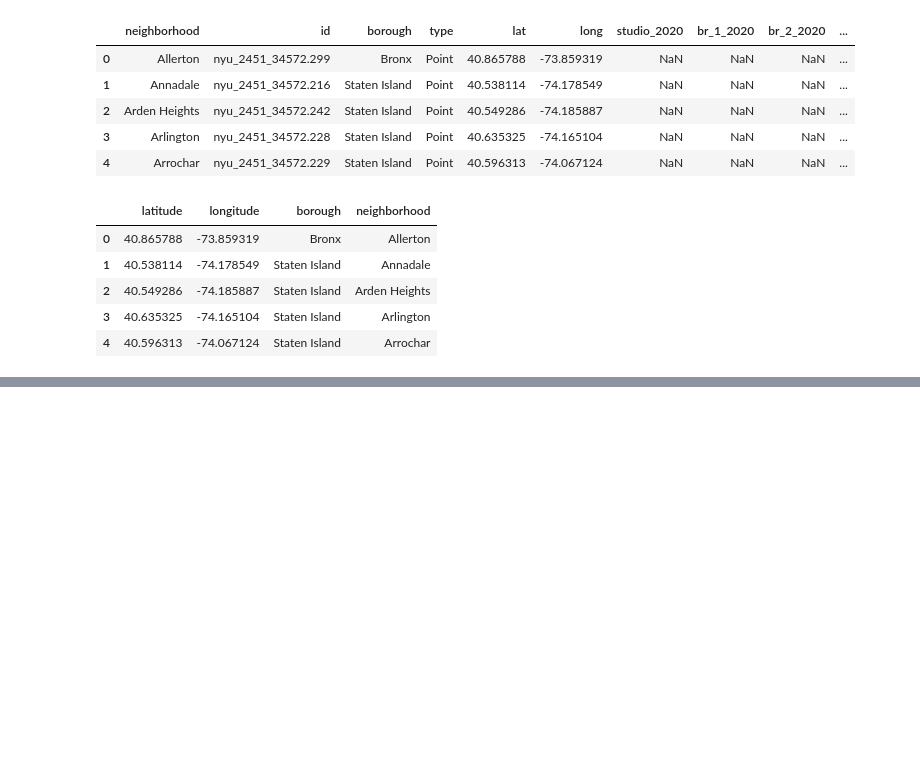
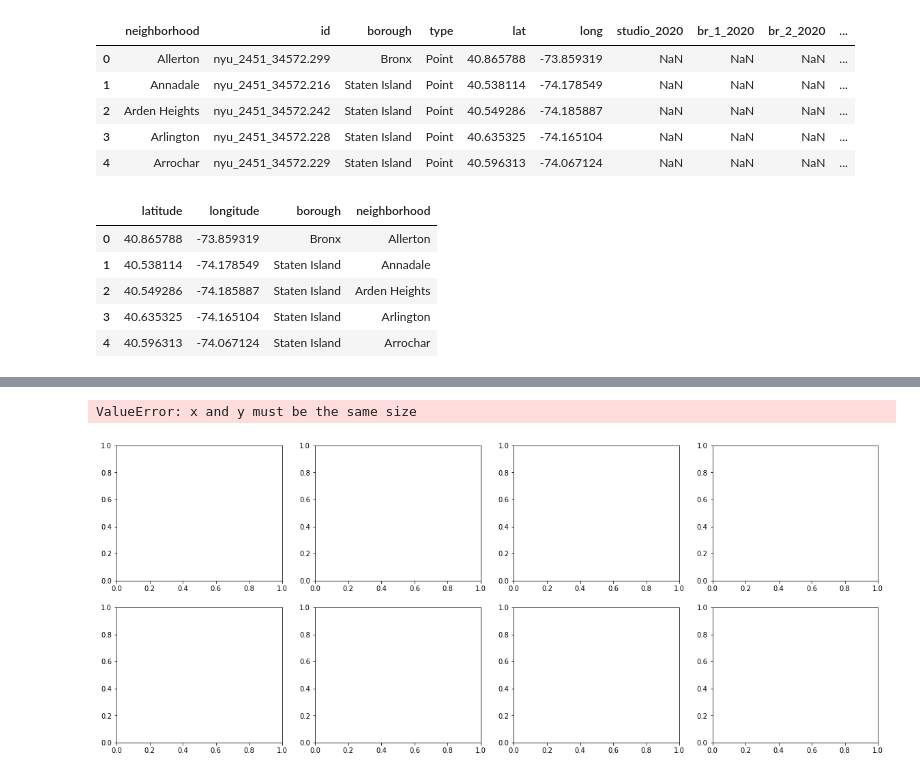
Before and after one commit to Magmafish/Midterm_Project, a Jupyter notebook: HousePrices.ipynb, the cells around one changed output, grey strips where cells are left out. Saved outputs shown, nothing was run; the diff lists cells and outputs as text; code cells hidden in the pictures; blank space fills up the shorter version.

```diff
--- a/HousePrices.ipynb
+++ b/HousePrices.ipynb
@@ -142,0 +182,2 @@ The geograpical coordinate of New York City are 40.7127281, -74.0060152.
+# %%
+bronx = all_data[all_data['borough']=='Bronx']
@@ -142,0 +202,21 @@ The geograpical coordinate of New York City are 40.7127281, -74.0060152.
+# %%
+fig, axs = plt.subplots(2, 4, figsize=(20,8))
+
+axs[0, 0].scatter(bronx['studio_2020'], bron2020)
+axs[0, 0].set_title('Studio 2020')
+axs[0, 1].scatter(all_data['br_1_2020'], 2020)
+axs[0, 1].set_title('1 Bedroom 2020')
+axs[0, 2].hist(all_data['br_2_2020'], 20)
+axs[0, 2].set_title('2 Bedroom 2020')
+axs[0, 3].hist(all_data['br_3_2020'], 20)
+axs[0, 3].set_title('3 Bedroom 2020')
+
+axs[1, 0].hist(all_data['studio_2021'], 20)
+axs[1, 0].set_title('Studio 2021')
+axs[1, 1].hist(all_data['br_1_2021'], 20)
+axs[1, 1].set_title('1 Bedroom 2021')
+axs[1, 2].hist(all_data['br_2_2021'], 20)
+axs[1, 2].set_title('2 Bedroom 2021')
+# %% [output]
+ValueError: x and y must be the same size
+[figure, added]
```
Also changed, not shown: parts of 5 cells of this notebook, 3 other files.
